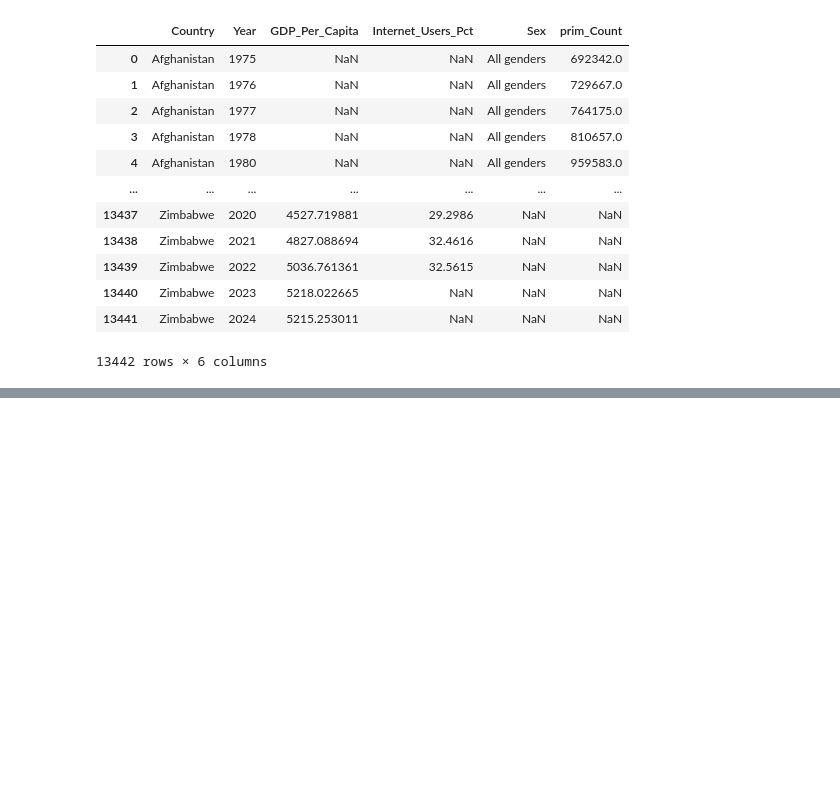
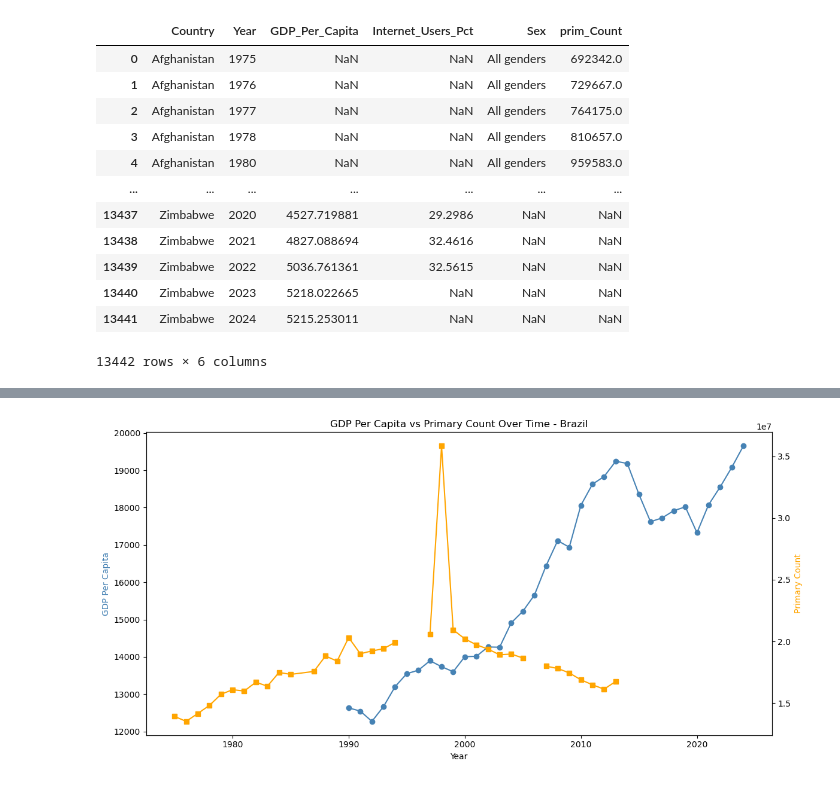
Before and after one commit to NSS-Data-Analytics-Cohort-17/un-datasets-AncarTn, a Jupyter notebook: Script/UN project.ipynb, the cells around one changed output, grey strips where cells are left out. Cells and saved outputs as stored; diff of their text form; code cells hidden in the pictures; blank space fills up the shorter version.

```diff
--- a/Script/UN project.ipynb
+++ b/Script/UN project.ipynb
@@ -820,0 +864,18 @@ plt.show()
+# %%
+fig, ax1 = plt.subplots(figsize=(12, 6))
+
+country_df = gdp_int_and_educ[gdp_int_and_educ['Country'] == 'Brazil']
+
+ax1.plot(country_df['Year'], country_df['GDP_Per_Capita'], color='steelblue', marker='o')
+ax1.set_xlabel('Year')
+ax1.set_ylabel('GDP Per Capita', color='steelblue')
+
+ax2 = ax1.twinx()
+ax2.plot(country_df['Year'], country_df['prim_Count'], color='orange', marker='s')
+ax2.set_ylabel('Primary Count', color='orange')
+
+plt.title('GDP Per Capita vs Primary Count Over Time - Brazil')
+plt.tight_layout()
+plt.show()
+# %% [output]
+[figure, added]
```
Also changed, not shown: parts of 54 cells of this notebook.
